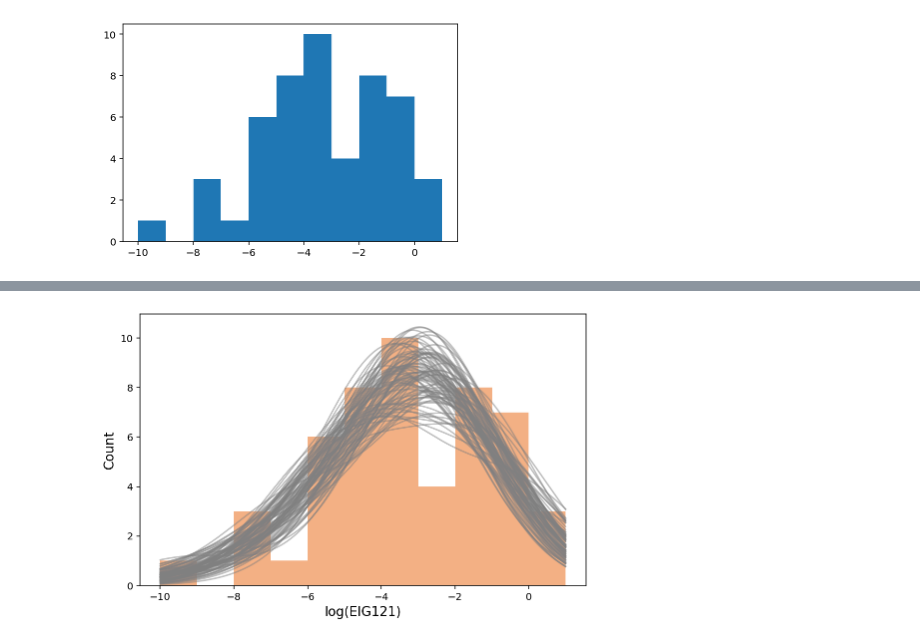
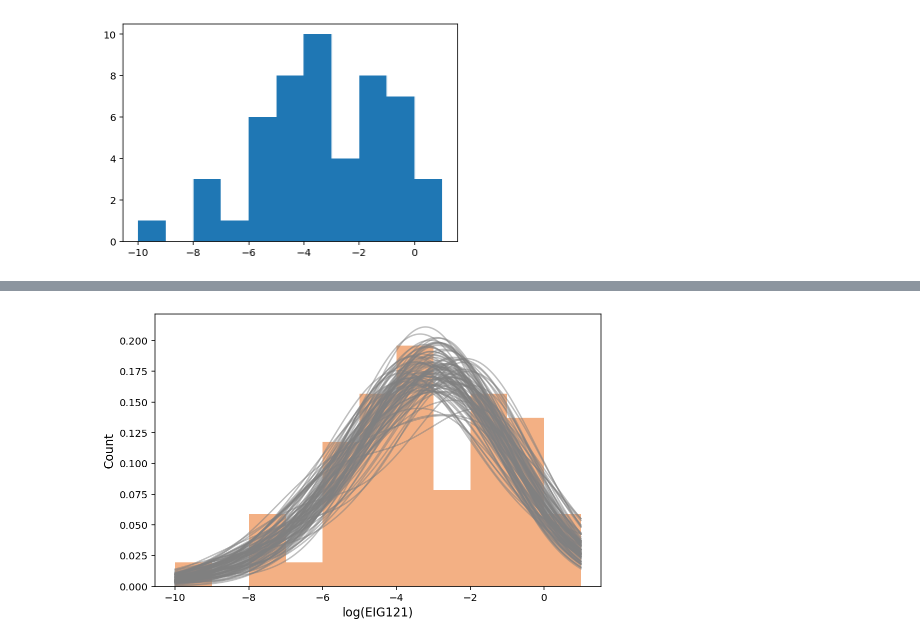
Before and after one commit to larryshamalama/pymc3-playground, a Jupyter notebook: notebooks/numpy/dp-mixture-posterior.ipynb, the cells around one changed output, grey strips where cells are left out. Saved outputs shown, nothing was run; the diff lists cells and outputs as text; code cells hidden in the pictures.

```diff
--- a/notebooks/numpy/dp-mixture-posterior.ipynb
+++ b/notebooks/numpy/dp-mixture-posterior.ipynb
@@ -20,11 +20,11 @@ _ = plt.hist(y, bins=11, range=(-10, 1))
 [figure]
 # %%
 rng = np.random.RandomState(seed=34)
-NUM_ITER = 1000
-B = 100
+NUM_ITER = 5000
+B = 500
 
 M = 5
-m = -5; B = 10
+m = -5; B = 100
 sigma_sq = 3 # known variance
 a = 1; b = 1
 
@@ -33,19 +33,16 @@ x_grid = np.linspace(start=-10, stop=1, num=1001)
 G0 = lambda: rng.normal(loc=-5, scale=np.sqrt(B))
 
 def h(yi):
+    """
+    quantity useful in the creation of new clusters in p(s_i = j | s_{-i}, y)
+    """
     return norm.pdf(yi, loc=m, scale=np.sqrt(B + sigma_sq))
 
-# def sample_sigma_sq(thetas, rng=rng):
-#     s2 = np.sum((y - thetas)**2)
-#     a1 = a + 0.5*len(thetas)
-#     b1 = b + 0.5*s2
-
-#     s2_inv = rng.gamma(shape=1, scale=b1)
-
-#     return 1/s2_inv
 
 def sample_s(yi, y_minus, s_minus, G0, rng=rng):
-
+    """
+    sampling the cluster membership index
+    """
     global prob
     prob = []
 
@@ -75,7 +72,9 @@ def sample_s(yi, y_minus, s_minus, G0, rng=rng):
 
 def sample_theta_star(yj_star_minus, G0=G0, rng=rng):
     """
-    yj_star: array of observations assigned to urn j
+    yj_star: array of observations assigned to cluster j
+
+    sampling the latent parameter value
     """
     nj_minus = len(yj_star_minus)
 
@@ -156,11 +162,11 @@ MCMC sampling took 3.49 minutes to complete
 # %%
 fig = plt.figure(figsize=(8, 5))
 
 for f in f_acc[-100:]:
     plt.plot(x_grid, f, c="gray", alpha=0.5)
 
-_ = plt.hist(y, bins=11, range=(-10, 1), color=(244/256, 177/256, 133/256))
+_ = plt.hist(y, bins=11, range=(-10, 1), color=(244/256, 177/256, 133/256), density=True)
 _ = plt.xlabel("log(EIG121)", fontsize=12)
 _ = plt.ylabel("Count", fontsize=12)
 # %% [output]
-[figure, old version]
+[figure, new version]
```
Also changed, not shown: parts of 5 cells of this notebook, 3 other files.
